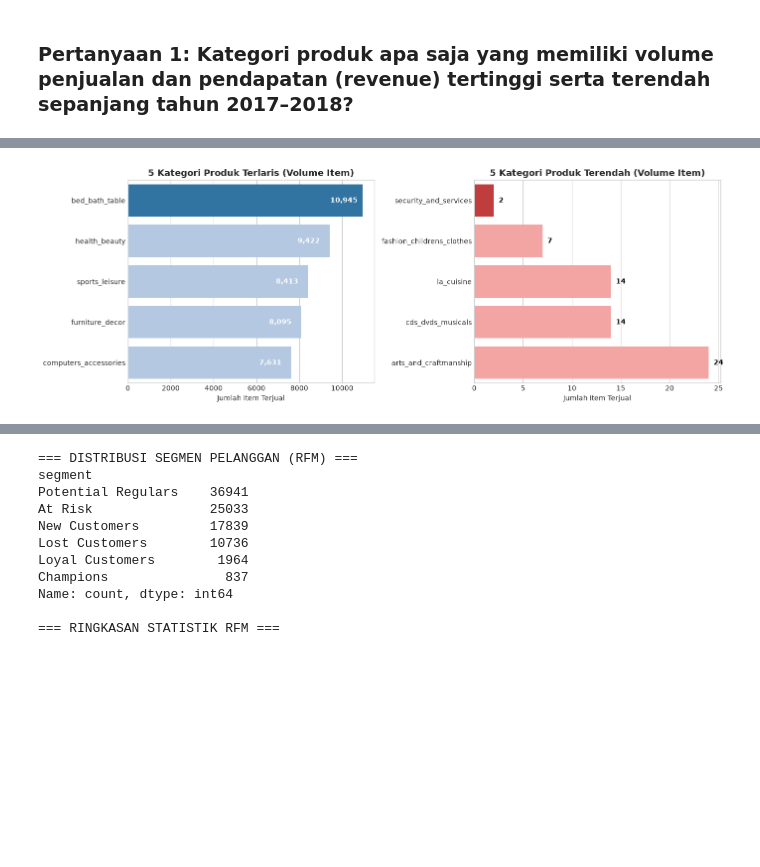
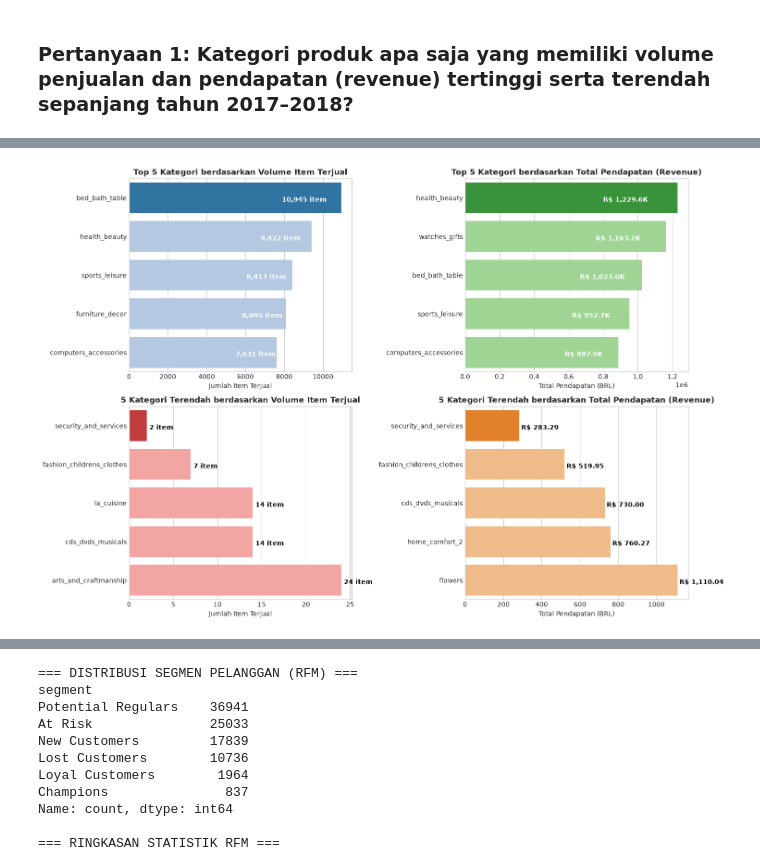
Before and after one commit to Zaddyyubiii/Proyek-Analisis-Data-Asah-by-Dicoding-, a Jupyter notebook: submission/notebook.ipynb, the cells around one changed output, grey strips where cells are left out. Cells and saved outputs as stored; diff of their text form; code cells hidden in the pictures; blank space fills up the shorter version.

```diff
--- a/submission/notebook.ipynb
+++ b/submission/notebook.ipynb
@@ -169,12 +182,13 @@ orders_clean_df = orders_df[
 orders_clean_df["delivery_time_days"] = (orders_clean_df["order_delivered_customer_date"] - orders_clean_df["order_purchase_timestamp"]).dt.total_seconds() / 86400
 orders_clean_df["delivery_delay_days"] = (orders_clean_df["order_delivered_customer_date"] - orders_clean_df["order_estimated_delivery_date"]).dt.total_seconds() / 86400
 orders_clean_df["delivery_status"] = np.where(orders_clean_df["delivery_delay_days"] > 0, "Late", "On Time")
+orders_clean_df["is_late"] = (orders_clean_df["delivery_status"] == "Late").astype(int)
 
 # 4. Agregasi review score rata-rata per order
 reviews_agg_df = order_reviews_df.groupby("order_id", as_index=False).agg({"review_score": "mean"})
 
 # 5. Gabungkan menjadi DataFrame terpadu
-merged_df = orders_clean_df.merge(customers_df[["customer_id", "customer_unique_id", "customer_state", "customer_city"]], on="customer_id", how="inner")
+merged_df = orders_clean_df.merge(customers_df[["customer_id", "customer_unique_id", "customer_state", "customer_city", "customer_zip_code_prefix"]], on="customer_id", how="inner")
 merged_df = merged_df.merge(order_items_df[["order_id", "order_item_id", "product_id", "price", "freight_value"]], on="order_id", how="inner")
 merged_df = merged_df.merge(products_clean_df[["product_id", "product_category_name_english"]], on="product_id", how="left")
 merged_df = merged_df.merge(reviews_agg_df, on="order_id", how="left")
@@ -186,5 +200,19 @@ merged_df["year_month"] = merged_df["order_purchase_timestamp"].dt.to_period("M"
 # Isi review score jika ada NaN dengan median
 merged_df["review_score"] = merged_df["review_score"].fillna(merged_df["review_score"].median())
 
-print(f"Data bersih siap dianalisis: {merged_df.shape[0]} baris, {merged_df.shape[1]} kolom.")
+# 6. Pembersihan data geolokasi (Batas wilayah Brasil)
+geo_clean = geolocation_df[
+    (geolocation_df["geolocation_lat"] <= 5.27) & (geolocation_df["geolocation_lat"] >= -33.75) &
+    (geolocation_df["geolocation_lng"] <= -34.79) & (geolocation_df["geolocation_lng"] >= -73.98)
+].copy()
+
+geo_agg_df = geo_clean.groupby("geolocation_zip_code_prefix").agg({
+    "geolocation_lat": "mean",
+    "geolocation_lng": "mean",
+    "geolocation_city": "first",
+    "geolocation_state": "first"
+}).reset_index()
+
+print(f"Data transaksi bersih siap dianalisis: {merged_df.shape[0]:,} baris, {merged_df.shape[1]} kolom.")
+print(f"Data geolokasi unik teragregasi: {geo_agg_df.shape[0]:,} kode pos.")
 # %% [output]
@@ -276,38 +352,68 @@ On Time           8.29  3.01   8.14  19.82  60.74
 # %% [markdown]
 ### Pertanyaan 1: Kategori produk apa saja yang memiliki volume penjualan dan pendapatan (revenue) tertinggi serta terendah sepanjang tahun 2017–2018?
 # %%
-# Visualisasi Performa Kategori Produk Teratas dan Terbawah
-fig, axes = plt.subplots(nrows=1, ncols=2, figsize=(14, 5))
+# Visualisasi Komprehensif: Top & Bottom berdasarkan Volume Item vs Revenue
+fig, axes = plt.subplots(nrows=2, ncols=2, figsize=(15, 10))
 
-# Top 5 Kategori
-top_5 = category_performance.sort_values(by="total_items_sold", ascending=False).head(5)
+# 1. Top 5 Kategori Penjualan (Volume Item)
 sns.barplot(
     x="total_items_sold",
     y="product_category_name_english",
-    data=top_5,
+    data=top_5_volume,
     palette=["#1f77b4" if i==0 else "#aec7e8" for i in range(5)],
-    ax=axes[0]
+    ax=axes[0, 0]
 )
-axes[0].set_title("5 Kategori Produk Terlaris (Volume Item)", fontsize=13, weight="bold")
-axes[0].set_xlabel("Jumlah Item Terjual", fontsize=10)
-axes[0].set_ylabel("")
-for p in axes[0].patches:
-    axes[0].annotate(f"{int(p.get_width()):,}", (p.get_width() - 1500, p.get_y() + 0.45), color="white", weight="bold")
+axes[0, 0].set_title("Top 5 Kategori berdasarkan Volume Item Terjual", fontsize=12, weight="bold")
+axes[0, 0].set_xlabel("Jumlah Item Terjual", fontsize=10)
+axes[0, 0].set_ylabel("")
+for p in axes[0, 0].patches:
+    val = int(p.get_width())
+    axes[0, 0].annotate(f"{val:,} item", (val * 0.72, p.get_y() + 0.5), color="white", weight="bold")
 
-# Bottom 5 Kategori
-bottom_5 = category_performance.sort_values(by="total_items_sold", ascending=True).head(5)
+# 2. Top 5 Kategori berdasarkan Total Pendapatan (Revenue)
+sns.barplot(
+    x="total_revenue",
+    y="product_category_name_english",
+    data=top_5_revenue,
+    palette=["#2ca02c" if i==0 else "#98df8a" for i in range(5)],
+    ax=axes[0, 1]
+)
+axes[0, 1].set_title("Top 5 Kategori berdasarkan Total Pendapatan (Revenue)", fontsize=12, weight="bold")
+axes[0, 1].set_xlabel("Total Pendapatan (BRL)", fontsize=10)
+axes[0, 1].set_ylabel("")
+for p in axes[0, 1].patches:
+    val = p.get_width()
+    axes[0, 1].annotate(f"R$ {val/1e3:,.1f}K", (val * 0.65, p.get_y() + 0.5), color="white", weight="bold")
+
+# 3. Bottom 5 Kategori Penjualan (Volume Item)
 sns.barplot(
     x="total_items_sold",
     y="product_category_name_english",
-    data=bottom_5,
+    data=bottom_5_volume,
     palette=["#d62728" if i==0 else "#ff9896" for i in range(5)],
-    ax=axes[1]
+    ax=axes[1, 0]
 )
-axes[1].set_title("5 Kategori Produk Terendah (Volume Item)", fontsize=13, weight="bold")
-axes[1].set_xlabel("Jumlah Item Terjual", fontsize=10)
-axes[1].set_ylabel("")
-for p in axes[1].patches:
-    axes[1].annotate(f"{int(p.get_width()):,}", (p.get_width() + 0.5, p.get_y() + 0.45), color="black", weight="bold")
+axes[1, 0].set_title("5 Kategori Terendah berdasarkan Volume Item Terjual", fontsize=12, weight="bold")
+axes[1, 0].set_xlabel("Jumlah Item Terjual", fontsize=10)
+axes[1, 0].set_ylabel("")
+for p in axes[1, 0].patches:
+    val = int(p.get_width())
+    axes[1, 0].annotate(f"{val:,} item", (val + 0.3, p.get_y() + 0.5), color="black", weight="bold")
+
+# 4. Bottom 5 Kategori berdasarkan Total Pendapatan (Revenue)
+sns.barplot(
+    x="total_revenue",
+    y="product_category_name_english",
+    data=bottom_5_revenue,
+    palette=["#ff7f0e" if i==0 else "#ffbb78" for i in range(5)],
+    ax=axes[1, 1]
+)
+axes[1, 1].set_title("5 Kategori Terendah berdasarkan Total Pendapatan (Revenue)", fontsize=12, weight="bold")
+axes[1, 1].set_xlabel("Total Pendapatan (BRL)", fontsize=10)
+axes[1, 1].set_ylabel("")
+for p in axes[1, 1].patches:
+    val = p.get_width()
+    axes[1, 1].annotate(f"R$ {val:,.2f}", (val + 10, p.get_y() + 0.5), color="black", weight="bold")
 
 plt.tight_layout()
 plt.show()
@@ -322 +436 @@ Passing `palette` without assigning `hue` is deprecated and will be removed in v
-[figure, old version]
+[figure, new version]
```
Also changed, not shown: parts of 34 cells of this notebook, 5 other files.
